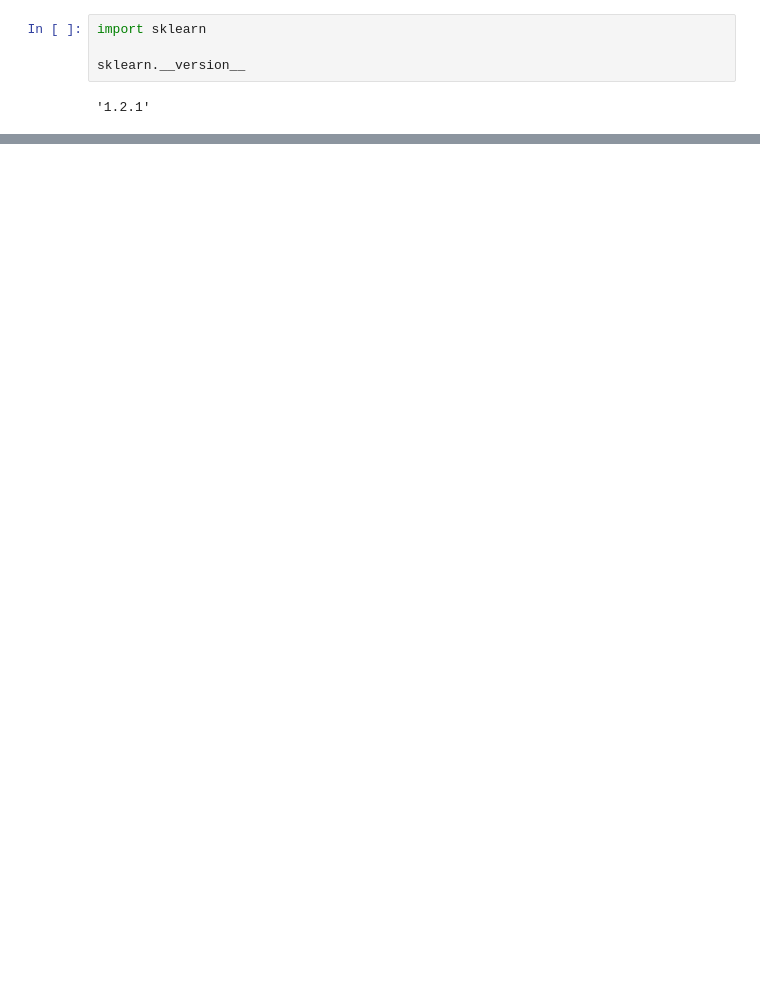
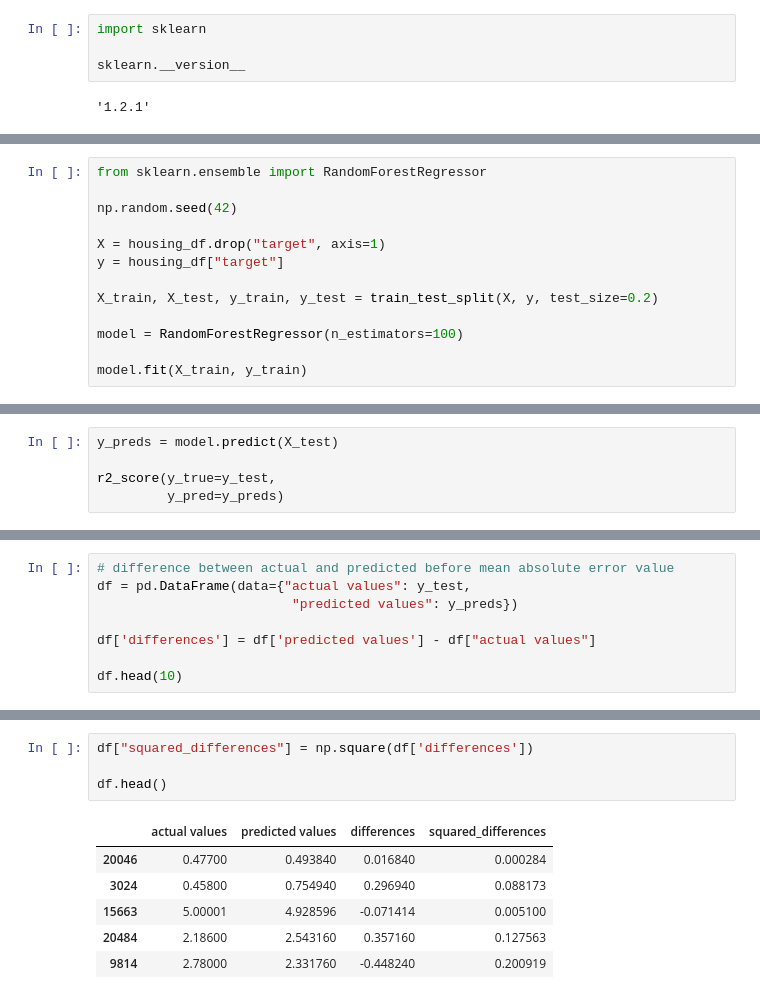
Before and after one commit to jawand/ml-learning, a Jupyter notebook: introduction-to-scikit-learn.ipynb, the cells around one changed output, grey strips where cells are left out. Saved outputs shown, nothing was run; the diff lists cells and outputs as text; blank space fills up the shorter version.

```diff
--- a/introduction-to-scikit-learn.ipynb
+++ b/introduction-to-scikit-learn.ipynb
@@ -1388,0 +1458,13 @@ sklearn.__version__
+# %%
+from sklearn.ensemble import RandomForestRegressor
+
+np.random.seed(42)
+
+X = housing_df.drop("target", axis=1)
+y = housing_df["target"]
+
+X_train, X_test, y_train, y_test = train_test_split(X, y, test_size=0.2)
+
+model = RandomForestRegressor(n_estimators=100)
+
+model.fit(X_train, y_train)
@@ -1388,0 +1513,5 @@ sklearn.__version__
+# %%
+y_preds = model.predict(X_test)
+
+r2_score(y_true=y_test,
+         y_pred=y_preds)
@@ -1388,0 +1535,8 @@ sklearn.__version__
+# %%
+# difference between actual and predicted before mean absolute error value
+df = pd.DataFrame(data={"actual values": y_test,
+                         "predicted values": y_preds})
+
+df['differences'] = df['predicted values'] - df["actual values"]
+
+df.head(10)
@@ -1388,0 +1575,11 @@ sklearn.__version__
+# %%
+df["squared_differences"] = np.square(df['differences'])
+
+df.head()
+# %% [output]
+|  | actual values | predicted values | differences | squared_differences |
+| 20046 | 0.47700 | 0.493840 | 0.016840 | 0.000284 |
+| 3024 | 0.45800 | 0.754940 | 0.296940 | 0.088173 |
+| 15663 | 5.00001 | 4.928596 | -0.071414 | 0.005100 |
+| 20484 | 2.18600 | 2.543160 | 0.357160 | 0.127563 |
+| 9814 | 2.78000 | 2.331760 | -0.448240 | 0.200919 |
```
Also changed, not shown: parts of 57 cells of this notebook, 5 other files.
